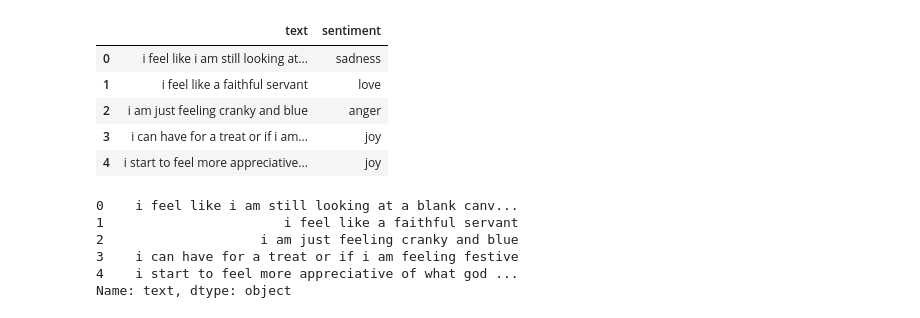
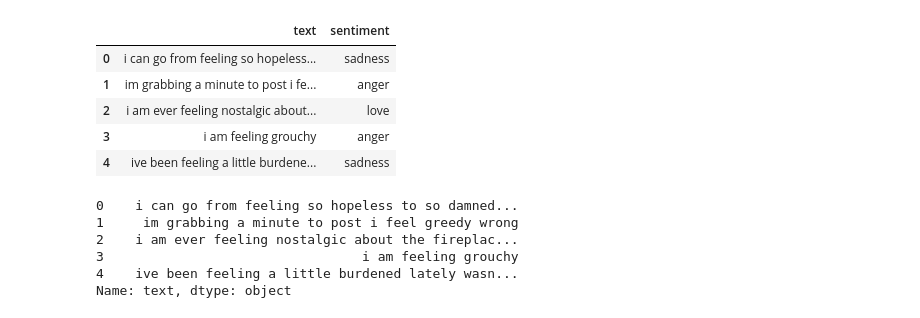
Before and after one commit to hiennguyen26/Emotions_Topics_Modeling, a Jupyter notebook: Emotions_LDA.ipynb, the cells around one changed output. Saved outputs shown, nothing was run; the diff lists cells and outputs as text; code cells hidden in the pictures.

Commit message:
emotions LDA training

```diff
--- a/Emotions_LDA.ipynb
+++ b/Emotions_LDA.ipynb
@@ -27,36 +31,34 @@ import os
 # %%
 # load test data files
 
-test_set = pd.read_csv("test.txt", sep=";")
 train_set = pd.read_csv("train.txt", sep=";")
-val_set = pd.read_csv("val.txt", sep=";")
-val_set.columns = ["text","sentiment"]
-val_set.head()
+train_set.columns = ["text","sentiment"]
+train_set.head()
 # %% [output]
 |  | text | sentiment |
-| 0 | i feel like i am still looking at... | sadness |
-| 1 | i feel like a faithful servant | love |
-| 2 | i am just feeling cranky and blue | anger |
-| 3 | i can have for a treat or if i am... | joy |
-| 4 | i start to feel more appreciative... | joy |
+| 0 | i can go from feeling so hopeless... | sadness |
+| 1 | im grabbing a minute to post i fe... | anger |
+| 2 | i am ever feeling nostalgic about... | love |
+| 3 | i am feeling grouchy | anger |
+| 4 | ive been feeling a little burdene... | sadness |
 # %%
 # Data cleaning/preprocessing
 
 # Remove punctuation
-val_set['text'] = \
-val_set['text'].map(lambda x: re.sub('[,\.!?]', '', x))
+train_set['text'] = \
+train_set['text'].map(lambda x: re.sub('[,\.!?]', '', x))
 # Make titles lowercase
-val_set['text'] = \
-val_set['text'].map(lambda x: x.lower())
+train_set['text'] = \
+train_set['text'].map(lambda x: x.lower())
 
 # first rows of text
-val_set['text'].head()
+train_set['text'].head()
 # %% [output]
-0    i feel like i am still looking at a blank canv...
-1                       i feel like a faithful servant
-2                    i am just feeling cranky and blue
-3    i can have for a treat or if i am feeling festive
-4    i start to feel more appreciative of what god ...
+0    i can go from feeling so hopeless to so damned...
+1     im grabbing a minute to post i feel greedy wrong
+2    i am ever feeling nostalgic about the fireplac...
+3                                 i am feeling grouchy
+4    ive been feeling a little burdened lately wasn...
 Name: text, dtype: object
 # %%
 # visual wordcloud exploratory analysis
```
Also changed, not shown: parts of 24 cells of this notebook, 1 other file.
